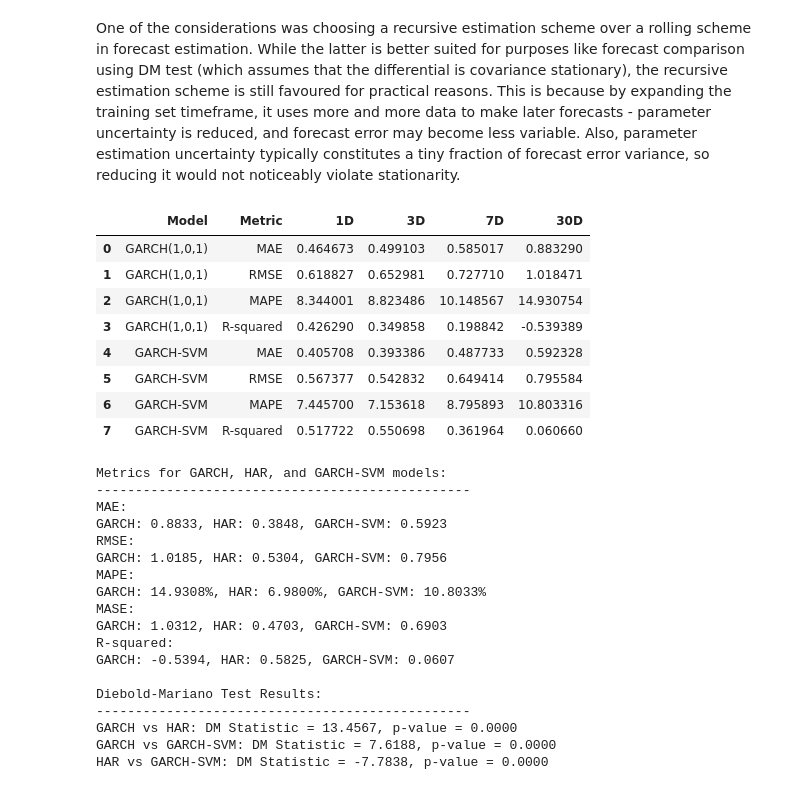
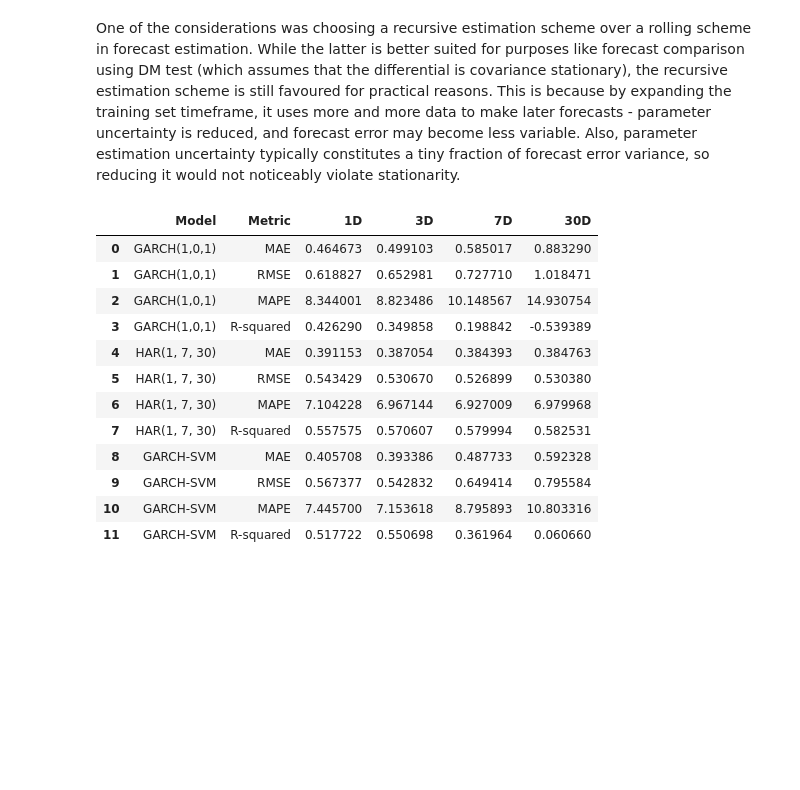
Before and after one commit to kiwi-lemongrass/DSE4101_Individual-Project, a Jupyter notebook: src/eval.ipynb, the cells around one changed output. Saved outputs shown, nothing was run; the diff lists cells and outputs as text; code cells hidden in the pictures; blank space fills up the shorter version.

```diff
--- a/src/eval.ipynb
+++ b/src/eval.ipynb
@@ -46,7 +46,7 @@ def diebold_mariano(actual, forecast1, forecast2, h=3):
 # %%
 results = pd.DataFrame(columns=['Model', 'Metric', '1D', '3D', '7D', '30D'])
 
-for model in ['GARCH(1,0,1)', 'GARCH-SVM']:
+for model in ['GARCH(1,0,1)', 'HAR(1, 7, 30)', 'GARCH-SVM']:
     maes = []
     rmses = []
     mapes = []
@@ -58,34 +58,39 @@ for model in ['GARCH(1,0,1)', 'GARCH-SVM']:
         actual = pd.read_csv(f'../res/lnRV_test_{h}D.csv')['lnRV']
 
         # Calculate metrics and append to lists
         mae = mean_absolute_error(actual, predictions)
         rmse = np.sqrt(mean_squared_error(actual, predictions))
         mape = mean_absolute_percentage_error(actual, predictions) * 100
         r2 = r2_score(actual, predictions)
 
         maes.append(mae)
         rmses.append(rmse)
         mapes.append(mape)
         r2s.append(r2)
 
     # Append results to DataFrame
     results = pd.concat([results, pd.DataFrame({
         'Model': [model] * 4,
         'Metric': ['MAE', 'RMSE', 'MAPE', 'R-squared'],
         '1D': [maes[0], rmses[0], mapes[0], r2s[0]],
         '3D': [maes[1], rmses[1], mapes[1], r2s[1]],
         '7D': [maes[2], rmses[2], mapes[2], r2s[2]],
         '30D': [maes[3], rmses[3], mapes[3], r2s[3]],
     })], ignore_index=True)
 
+results.to_csv('../res/metrics.csv', index=False)
 results
 # %% [output]
 |  | Model | Metric | 1D | 3D | 7D | 30D |
 | 0 | GARCH(1,0,1) | MAE | 0.464673 | 0.499103 | 0.585017 | 0.883290 |
 | 1 | GARCH(1,0,1) | RMSE | 0.618827 | 0.652981 | 0.727710 | 1.018471 |
 | 2 | GARCH(1,0,1) | MAPE | 8.344001 | 8.823486 | 10.148567 | 14.930754 |
 | 3 | GARCH(1,0,1) | R-squared | 0.426290 | 0.349858 | 0.198842 | -0.539389 |
-| 4 | GARCH-SVM | MAE | 0.405708 | 0.393386 | 0.487733 | 0.592328 |
-| 5 | GARCH-SVM | RMSE | 0.567377 | 0.542832 | 0.649414 | 0.795584 |
-| 6 | GARCH-SVM | MAPE | 7.445700 | 7.153618 | 8.795893 | 10.803316 |
-| 7 | GARCH-SVM | R-squared | 0.517722 | 0.550698 | 0.361964 | 0.060660 |
+| 4 | HAR(1, 7, 30) | MAE | 0.391153 | 0.387054 | 0.384393 | 0.384763 |
+| 5 | HAR(1, 7, 30) | RMSE | 0.543429 | 0.530670 | 0.526899 | 0.530380 |
+| 6 | HAR(1, 7, 30) | MAPE | 7.104228 | 6.967144 | 6.927009 | 6.979968 |
+| 7 | HAR(1, 7, 30) | R-squared | 0.557575 | 0.570607 | 0.579994 | 0.582531 |
+| 8 | GARCH-SVM | MAE | 0.405708 | 0.393386 | 0.487733 | 0.592328 |
+| 9 | GARCH-SVM | RMSE | 0.567377 | 0.542832 | 0.649414 | 0.795584 |
+| 10 | GARCH-SVM | MAPE | 7.445700 | 7.153618 | 8.795893 | 10.803316 |
+| 11 | GARCH-SVM | R-squared | 0.517722 | 0.550698 | 0.361964 | 0.060660 |
@@ -184,38 +96,0 @@ for h in [1,3,7,30]:
-# %%
-# print results
-print("Metrics for GARCH, HAR, and GARCH-SVM models:")
-print("------------------------------------------------")
-print("MAE:")
-print(f"GARCH: {mae_garch:.4f}, HAR: {mae_har:.4f}, GARCH-SVM: {mae_garch_svm:.4f}")
-print("RMSE:")
-print(f"GARCH: {rmse_garch:.4f}, HAR: {rmse_har:.4f}, GARCH-SVM: {rmse_garch_svm:.4f}")
-print("MAPE:")
-print(f"GARCH: {mape_garch:.4f}%, HAR: {mape_har:.4f}%, GARCH-SVM: {mape_garch_svm:.4f}%")
-print("MASE:")
-print(f"GARCH: {mase_garch:.4f}, HAR: {mase_har:.4f}, GARCH-SVM: {mase_garch_svm:.4f}")
-print("R-squared:")
-print(f"GARCH: {r2_garch:.4f}, HAR: {r2_har:.4f}, GARCH-SVM: {r2_garch_svm:.4f}")
-print("\nDiebold-Mariano Test Results:")
-print("------------------------------------------------")
-print(f"GARCH vs HAR: DM Statistic = {dm_stat_garch_har:.4f}, p-value = {p_value_garch_har:.4f}")
-print(f"GARCH vs GARCH-SVM: DM Statistic = {dm_stat_garch_svm:.4f}, p-value = {p_value_garch_svm:.4f}")
-print(f"HAR vs GARCH-SVM: DM Statistic = {dm_stat_har_svm:.4f}, p-value = {p_value_har_svm:.4f}")
-# %% [output]
-Metrics for GARCH, HAR, and GARCH-SVM models:
-------------------------------------------------
-MAE:
-GARCH: 0.8833, HAR: 0.3848, GARCH-SVM: 0.5923
-RMSE:
-GARCH: 1.0185, HAR: 0.5304, GARCH-SVM: 0.7956
-MAPE:
-GARCH: 14.9308%, HAR: 6.9800%, GARCH-SVM: 10.8033%
-MASE:
-GARCH: 1.0312, HAR: 0.4703, GARCH-SVM: 0.6903
-R-squared:
-GARCH: -0.5394, HAR: 0.5825, GARCH-SVM: 0.0607
-
-Diebold-Mariano Test Results:
-------------------------------------------------
-GARCH vs HAR: DM Statistic = 13.4567, p-value = 0.0000
-GARCH vs GARCH-SVM: DM Statistic = 7.6188, p-value = 0.0000
-HAR vs GARCH-SVM: DM Statistic = -7.7838, p-value = 0.0000
```
Also changed, not shown: parts of 5 cells of this notebook, 8 other files.
